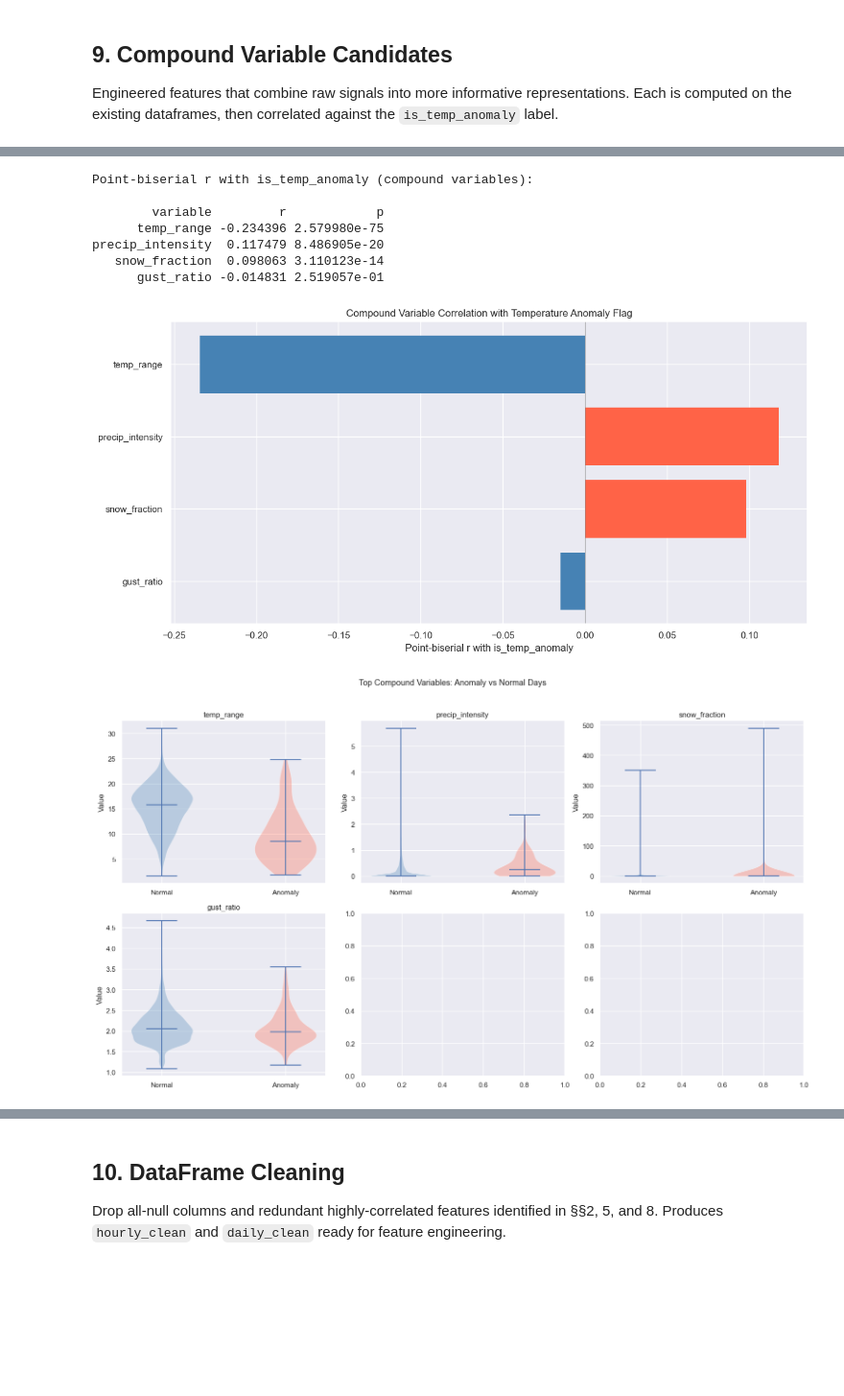
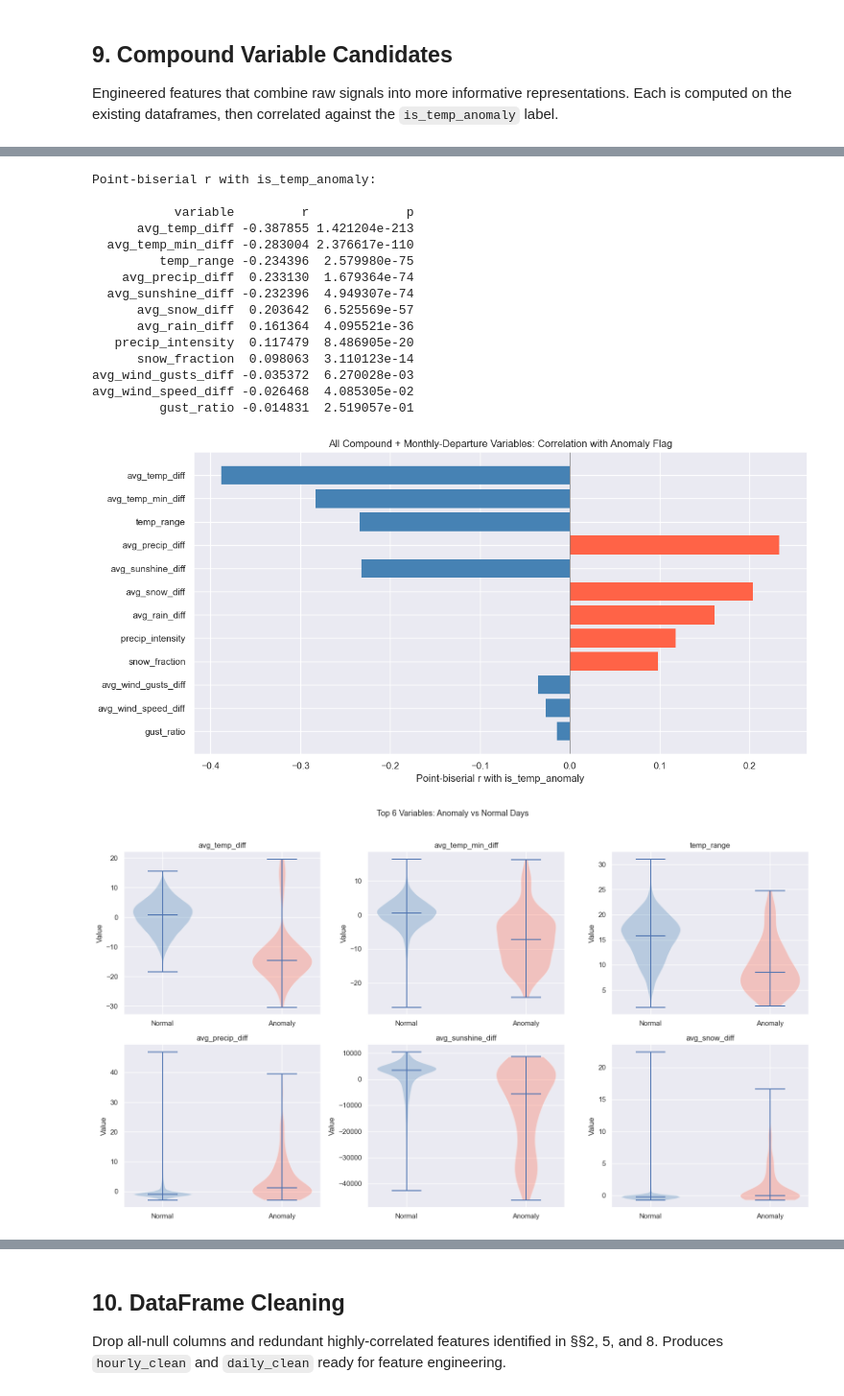
Before and after one commit to Tyler-oc/weather-anomaly-, a Jupyter notebook: notebooks/exploration.ipynb, the cells around one changed output, grey strips where cells are left out. Shown at 96% size. Saved outputs shown, nothing was run; the diff lists cells and outputs as text; code cells hidden in the pictures; blank space fills up the shorter version.

```diff
--- a/notebooks/exploration.ipynb
+++ b/notebooks/exploration.ipynb
@@ -461,6 +507,5 @@ Candidate compound variables
 # %%
-# ── Correlation of compound variables with temperature anomaly flag ────────────
-# Aggregate hourly compounds to daily for comparison with the daily anomaly label
+# ── Aggregate hourly compounds + monthly departures to daily ──────────────────
 hourly_daily_agg = hourly_df[compound_vars_hourly].resample("24h").agg({
     "apparent_temp_diff":    ["mean", "min"],
     "dew_point_depression":  "mean",
@@ -472,12 +517,22 @@ hourly_daily_agg = hourly_df[compound_vars_hourly].resample("24h").agg({
 })
 hourly_daily_agg.columns = ["_".join(c) for c in hourly_daily_agg.columns]
 
-compound_analysis = daily_df[compound_vars_daily + ["is_temp_anomaly"]].join(
-    hourly_daily_agg, how="left"
+hourly_avg_agg = hourly_df[avg_diff_vars_hourly].resample("24h").agg({
+    "avg_temp_diff":       ["mean", "min", "max"],
+    "avg_pressure_diff":   ["mean", "min"],
+    "avg_wind_speed_diff": "max",
+    "avg_humidity_diff":   "mean",
+})
+hourly_avg_agg.columns = ["h_" + "_".join(c) for c in hourly_avg_agg.columns]
+
+compound_analysis = (
+    daily_df[compound_vars_daily + avg_diff_vars_daily + ["is_temp_anomaly"]]
+    .join(hourly_daily_agg, how="left")
+    .join(hourly_avg_agg,   how="left")
 )
 
-# Point-biserial correlation with anomaly flag
-print("Point-biserial r with is_temp_anomaly (compound variables):\n")
+# ── Point-biserial correlation with anomaly flag ───────────────────────────────
+print("Point-biserial r with is_temp_anomaly:\n")
 compound_cols = [c for c in compound_analysis.columns if c != "is_temp_anomaly"]
 results = []
 for col in compound_cols:
@@ -488,43 +543,64 @@ for col in compound_cols:
     results.append({"variable": col, "r": r, "p": p})
 
 results_df = pd.DataFrame(results).sort_values("r", key=abs, ascending=False)
 print(results_df.to_string(index=False))
 
-# Bar chart of r values
-fig, ax = plt.subplots(figsize=(12, 6))
+# ── Bar chart: all variables ranked by |r| ────────────────────────────────────
+fig, ax = plt.subplots(figsize=(12, max(6, len(results_df) * 0.28)))
 colors = ["tomato" if r >= 0 else "steelblue" for r in results_df["r"]]
 ax.barh(results_df["variable"], results_df["r"], color=colors, edgecolor="none")
 ax.axvline(0, color="gray", lw=0.8)
 ax.set_xlabel("Point-biserial r with is_temp_anomaly")
-ax.set_title("Compound Variable Correlation with Temperature Anomaly Flag")
+ax.set_title("All Compound + Monthly-Departure Variables: Correlation with Anomaly Flag")
 ax.invert_yaxis()
 plt.tight_layout()
 
-# Violin plots for top 6 by |r|
+# ── Violin plots: top 6 by |r| ────────────────────────────────────────────────
 top_vars = results_df.head(6)["variable"].tolist()
 fig, axes = plt.subplots(2, 3, figsize=(16, 9))
 axes = axes.flatten()
 
 for ax, col in zip(axes, top_vars):
     data_norm = compound_analysis.loc[compound_analysis["is_temp_anomaly"] == False, col].dropna()
     data_anom = compound_analysis.loc[compound_analysis["is_temp_anomaly"] == True,  col].dropna()
     parts = ax.violinplot([data_norm.values, data_anom.values], positions=[0, 1], showmedians=True)
     parts["bodies"][0].set_facecolor("steelblue")
     parts["bodies"][1].set_facecolor("tomato")
     ax.set_xticks([0, 1])
     ax.set_xticklabels(["Normal", "Anomaly"])
     ax.set_title(col)
     ax.set_ylabel("Value")
 
-plt.suptitle("Top Compound Variables: Anomaly vs Normal Days", y=1.02, fontsize=13)
+plt.suptitle("Top 6 Variables: Anomaly vs Normal Days", y=1.02, fontsize=13)
 plt.tight_layout()
+
+# ── Monthly departure vars: separate bar chart to compare signal strength ──────
+avg_cols = [c for c in results_df["variable"] if "avg_" in c or c.startswith("h_avg_")]
+avg_results = results_df[results_df["variable"].isin(avg_cols)]
+
+fig, ax = plt.subplots(figsize=(11, max(4, len(avg_results) * 0.35)))
+colors = ["tomato" if r >= 0 else "steelblue" for r in avg_results["r"]]
+ax.barh(avg_results["variable"], avg_results["r"], color=colors, edgecolor="none")
+ax.axvline(0, color="gray", lw=0.8)
+ax.set_xlabel("Point-biserial r with is_temp_anomaly")
+ax.set_title("Monthly Departure Features: Correlation with Anomaly Flag")
+ax.invert_yaxis()
+plt.tight_layout()
 # %% [output]
-Point-biserial r with is_temp_anomaly (compound variables):
+Point-biserial r with is_temp_anomaly:
 
-        variable         r            p
-      temp_range -0.234396 2.579980e-75
-precip_intensity  0.117479 8.486905e-20
-   snow_fraction  0.098063 3.110123e-14
-      gust_ratio -0.014831 2.519057e-01
+           variable         r             p
+      avg_temp_diff -0.387855 1.421204e-213
+  avg_temp_min_diff -0.283004 2.376617e-110
+         temp_range -0.234396  2.579980e-75
+    avg_precip_diff  0.233130  1.679364e-74
+  avg_sunshine_diff -0.232396  4.949307e-74
+      avg_snow_diff  0.203642  6.525569e-57
+      avg_rain_diff  0.161364  4.095521e-36
+   precip_intensity  0.117479  8.486905e-20
+      snow_fraction  0.098063  3.110123e-14
+avg_wind_gusts_diff -0.035372  6.270028e-03
+avg_wind_speed_diff -0.026468  4.085305e-02
+         gust_ratio -0.014831  2.519057e-01
-[figure, old version]
+[figure, new version]
-[figure, old version]
+[figure, new version]
```
Also changed, not shown: parts of 4 cells of this notebook.
